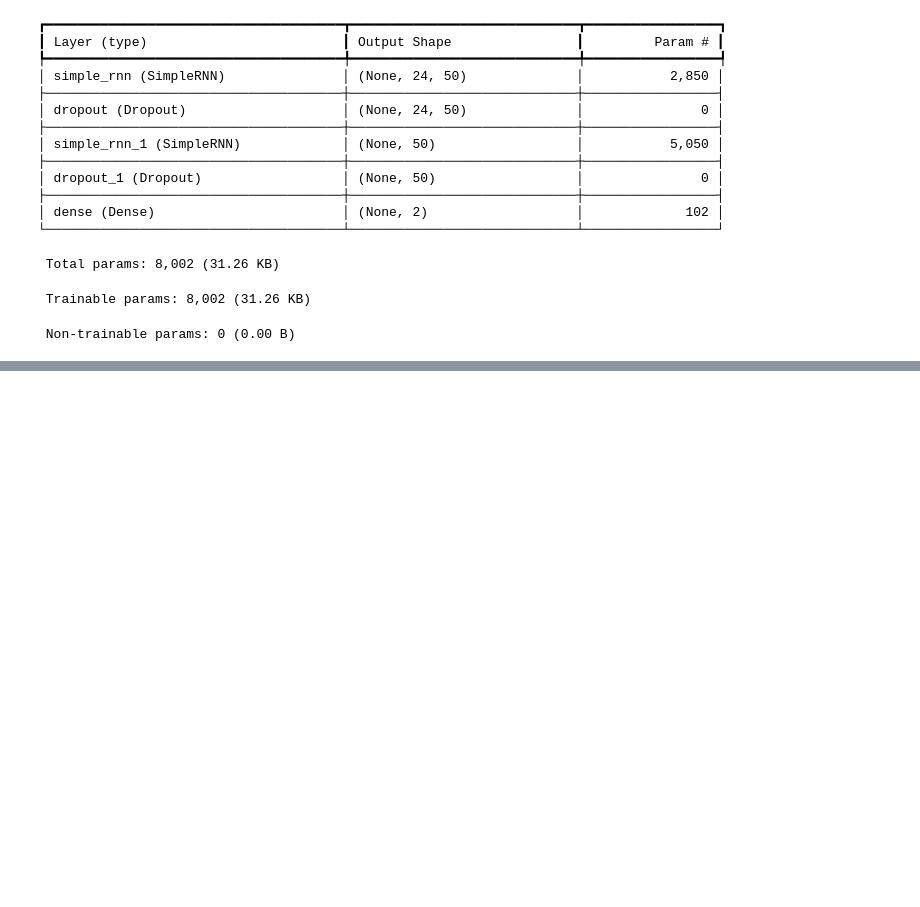
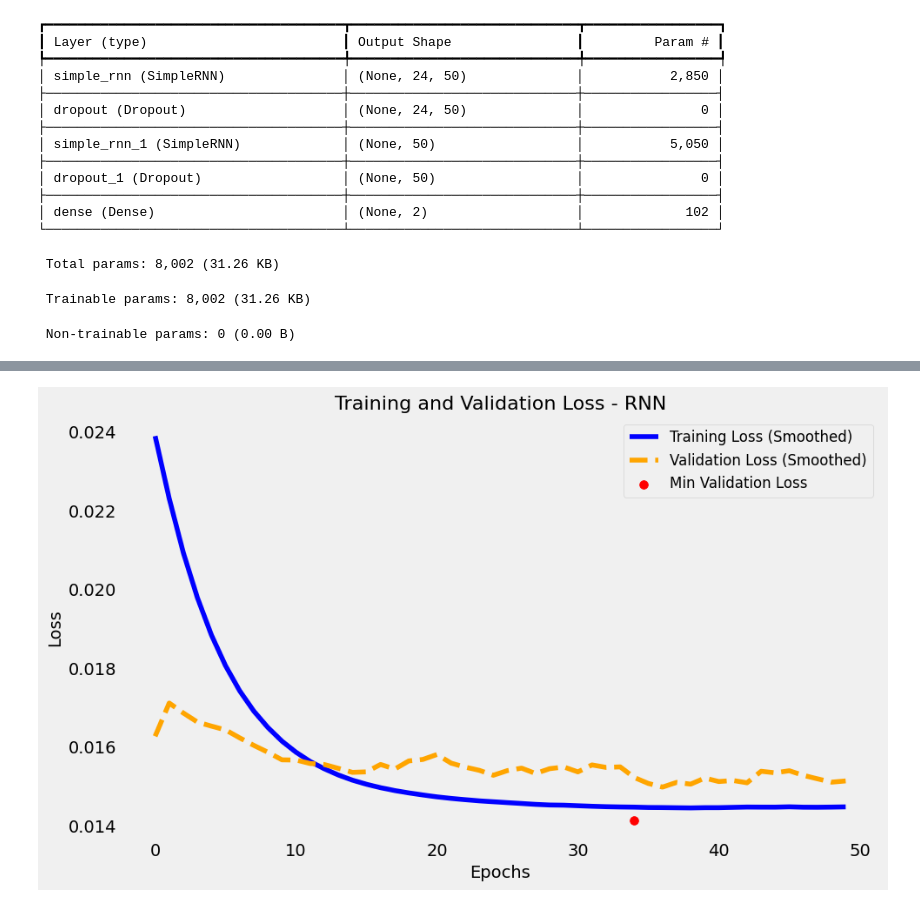
Before and after one commit to qader48/weather-forcasting, a Jupyter notebook: Making_the_Most_of_your_Colab_Subscription.ipynb, the cells around one changed output, grey strips where cells are left out. Saved outputs shown, nothing was run; the diff lists cells and outputs as text; code cells hidden in the pictures; blank space fills up the shorter version.

```diff
--- a/Making_the_Most_of_your_Colab_Subscription.ipynb
+++ b/Making_the_Most_of_your_Colab_Subscription.ipynb
@@ -667,0 +667,42 @@ KeyboardInterrupt:
+# %%
+# Function to smooth the curve
+def smooth_curve(points, factor=0.8):
+    smoothed_points = []
+    for point in points:
+        if smoothed_points:
+            smoothed_points.append(smoothed_points[-1] * factor + point * (1 - factor))
+        else:
+            smoothed_points.append(point)
+    return smoothed_points
+
+# Plotting the training and validation loss with improvements
+plt.figure(figsize=(10, 6))
+
+# Smoothed loss curves
+smoothed_training_loss = smooth_curve(hist.history['loss'])
+smoothed_validation_loss = smooth_curve(hist.history['val_loss'])
+
+# Plot the smoothed training and validation loss
+plt.plot(smoothed_training_loss, label='Training Loss (Smoothed)', color='blue', linestyle='-')
+plt.plot(smoothed_validation_loss, label='Validation Loss (Smoothed)', color='orange', linestyle='--')
+
+# Highlight minimum validation loss
+min_val_loss_idx = np.argmin(hist.history['val_loss'])
+plt.scatter(min_val_loss_idx, hist.history['val_loss'][min_val_loss_idx], color='red', s=50, label='Min Validation Loss')
+
+# Adding grid lines
+plt.grid(False)
+
+# Titles and labels
+plt.title('Training and Validation Loss - RNN', fontsize=16)
+plt.xlabel('Epochs', fontsize=14)
+plt.ylabel('Loss', fontsize=14)
+
+# Adding a legend
+plt.legend(fontsize=12)
+
+# Display the plot
+plt.tight_layout()
+plt.show()
+# %% [output]
+[figure, added]
```
Also changed, not shown: parts of 21 cells of this notebook.
